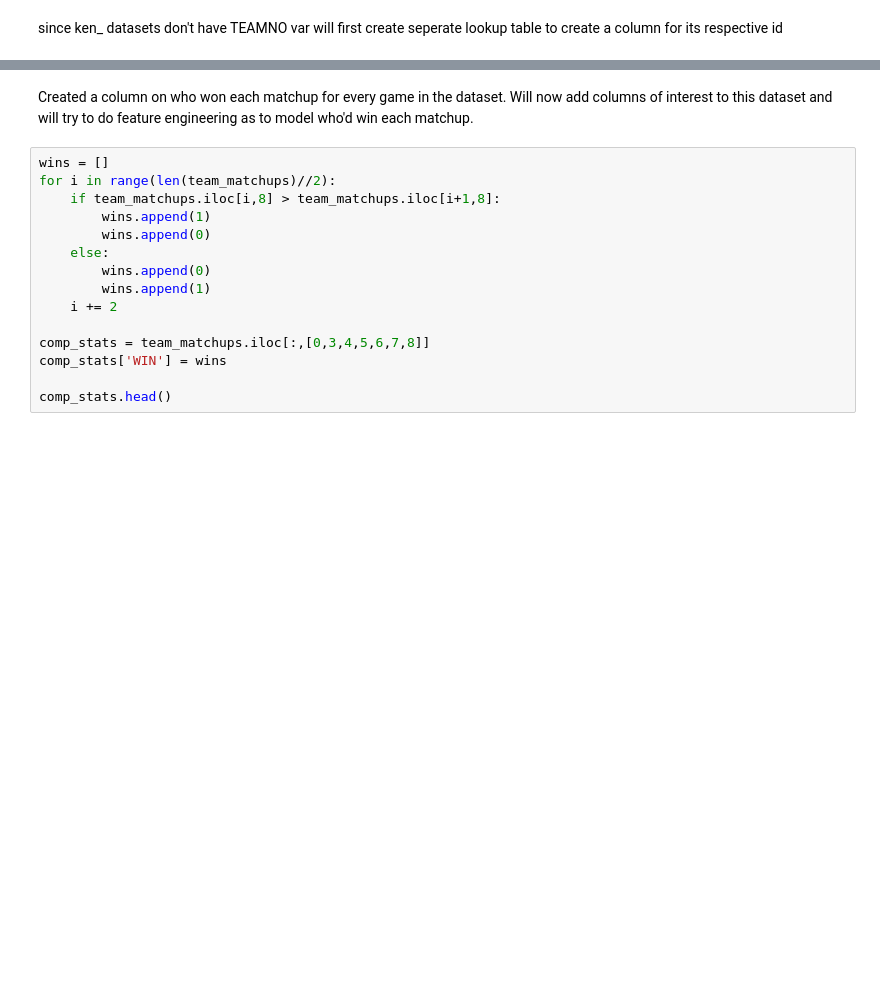
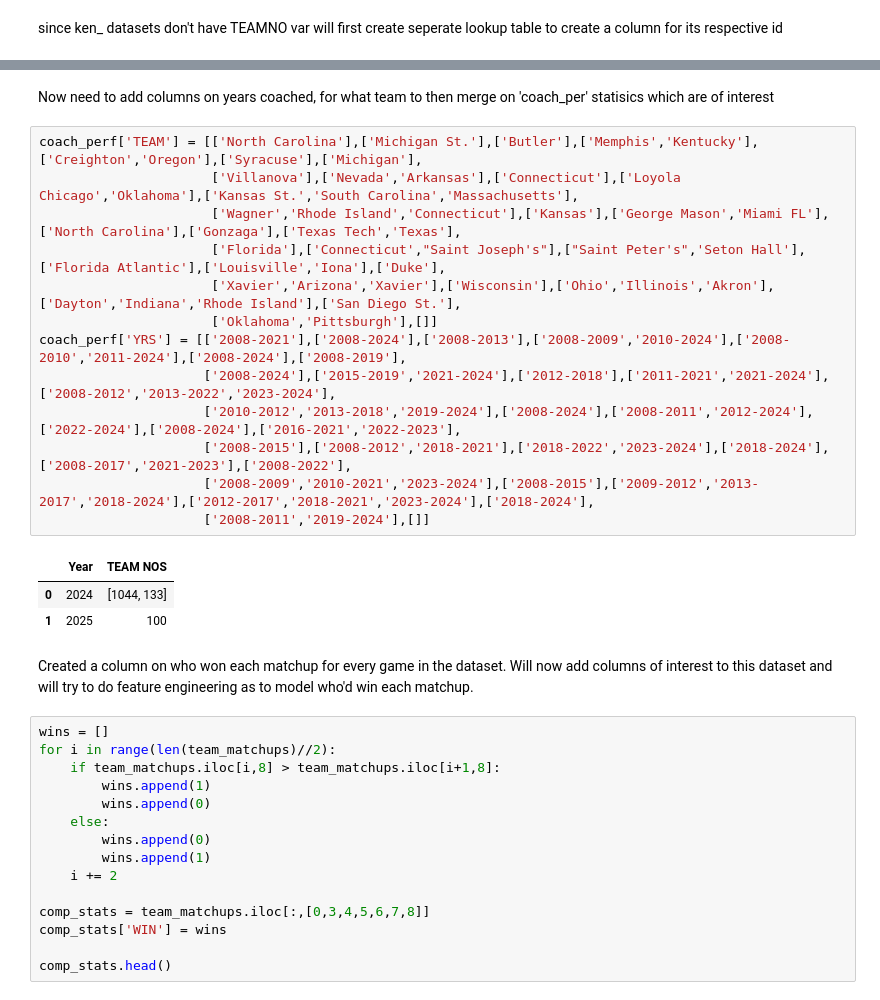
Before and after one commit to nicholaskim1004/MarchMadness, a Jupyter notebook: madness.ipynb, the cells around one changed output, grey strips where cells are left out. Drawn from its saved outputs; the diff is of its cells as text; blank space fills up the shorter version.

```diff
--- a/madness.ipynb
+++ b/madness.ipynb
@@ -100,3 +410,22 @@ Creating supplmental dataset that aren't dependent on team metrics (i.e: confere
+# %% [markdown]
+Now need to add columns on years coached, for what team to then merge on 'coach_per' statisics which are of interest
+# %%
+coach_perf['TEAM'] = [['North Carolina'],['Michigan St.'],['Butler'],['Memphis','Kentucky'],['Creighton','Oregon'],['Syracuse'],['Michigan'],
+                      ['Villanova'],['Nevada','Arkansas'],['Connecticut'],['Loyola Chicago','Oklahoma'],['Kansas St.','South Carolina','Massachusetts'],
+                      ['Wagner','Rhode Island','Connecticut'],['Kansas'],['George Mason','Miami FL'],['North Carolina'],['Gonzaga'],['Texas Tech','Texas'],
+                      ['Florida'],['Connecticut',"Saint Joseph's"],["Saint Peter's",'Seton Hall'],['Florida Atlantic'],['Louisville','Iona'],['Duke'],
+                      ['Xavier','Arizona','Xavier'],['Wisconsin'],['Ohio','Illinois','Akron'],['Dayton','Indiana','Rhode Island'],['San Diego St.'],
+                      ['Oklahoma','Pittsburgh'],[]]
+coach_perf['YRS'] = [['2008-2021'],['2008-2024'],['2008-2013'],['2008-2009','2010-2024'],['2008-2010','2011-2024'],['2008-2024'],['2008-2019'],
+                     ['2008-2024'],['2015-2019','2021-2024'],['2012-2018'],['2011-2021','2021-2024'],['2008-2012','2013-2022','2023-2024'],
+                     ['2010-2012','2013-2018','2019-2024'],['2008-2024'],['2008-2011','2012-2024'],['2022-2024'],['2008-2024'],['2016-2021','2022-2023'],
+                     ['2008-2015'],['2008-2012','2018-2021'],['2018-2022','2023-2024'],['2018-2024'],['2008-2017','2021-2023'],['2008-2022'],
+                     ['2008-2009','2010-2021','2023-2024'],['2008-2015'],['2009-2012','2013-2017','2018-2024'],['2012-2017','2018-2021','2023-2024'],['2018-2024'],
+                     ['2008-2011','2019-2024'],[]]
+# %% [output]
+|  | Year | TEAM NOS |
+| 0 | 2024 | [1044, 133] |
+| 1 | 2025 | 100 |
 # %% [markdown]
 Created a column on who won each matchup for every game in the dataset. Will now add columns of interest to this dataset and will try to do feature engineering as to model who'd win each matchup.
 # %%
```
Also changed, not shown: parts of 14 cells of this notebook, 1 other file.
